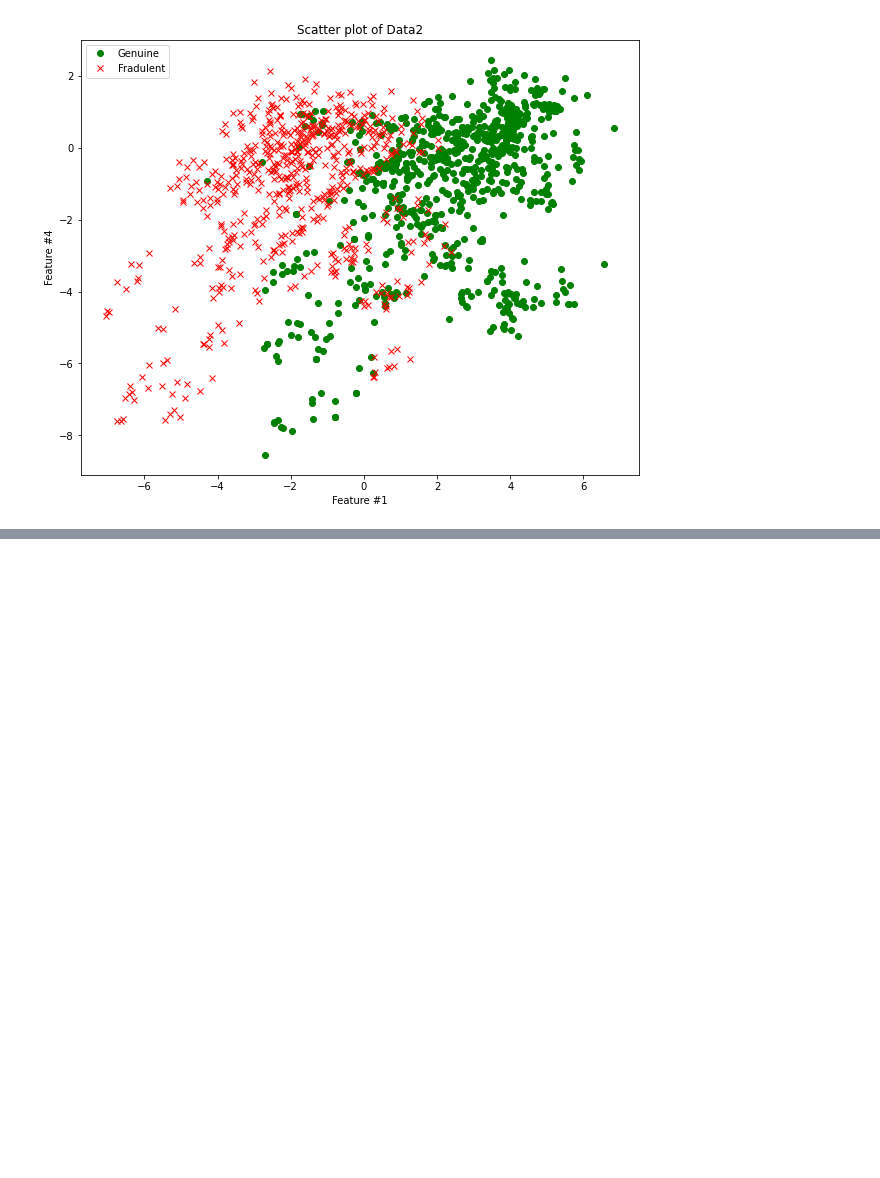
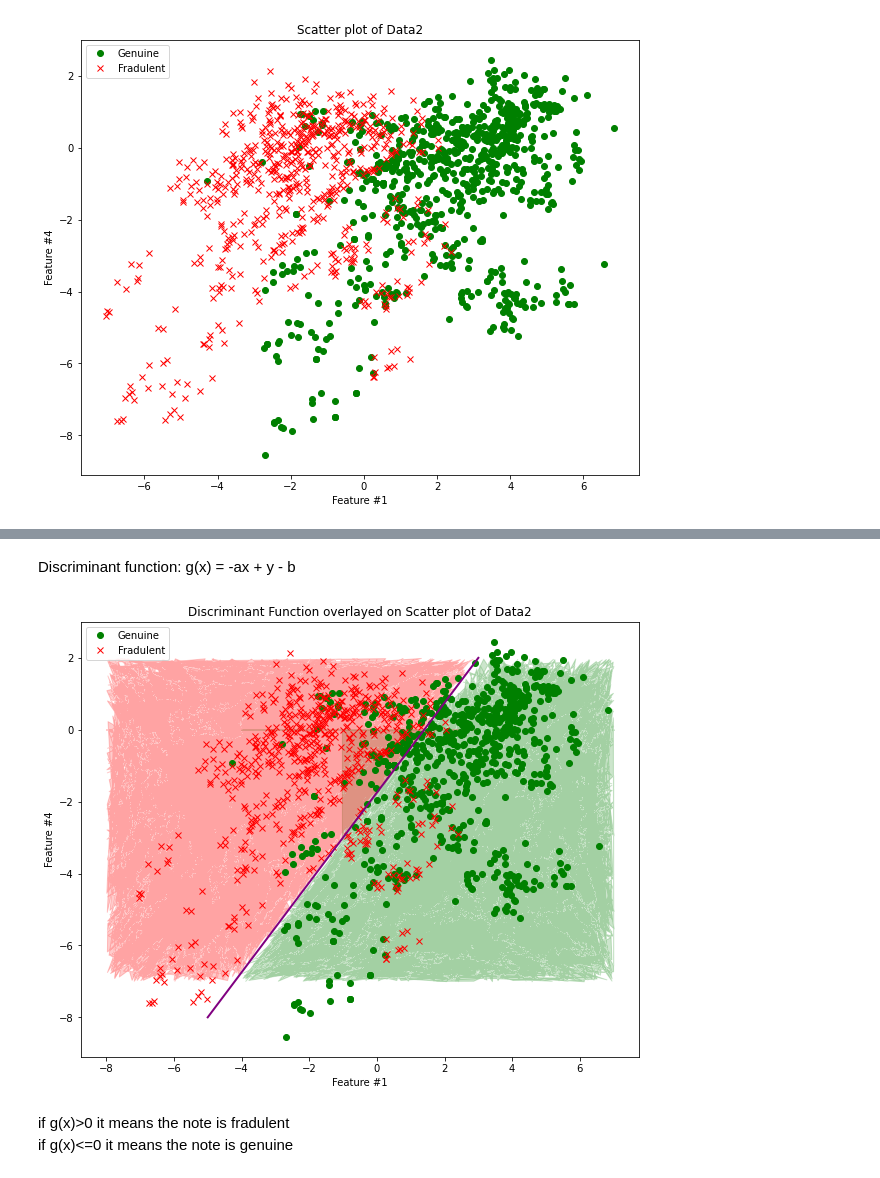
Before and after one commit to IkhlasAhmad1998/StartingPython, a Jupyter notebook: Assignment.ipynb, the cells around one changed output, grey strips where cells are left out. Saved outputs shown, nothing was run; the diff lists cells and outputs as text; code cells hidden in the pictures; blank space fills up the shorter version.

```diff
--- a/Assignment.ipynb
+++ b/Assignment.ipynb
@@ -212,0 +202,6 @@ plt.show()
+# %%
+P1 = [-5, -8]
+P2 = [3, 2]
+
+print("P1", P1)
+print("P2", P2)
@@ -212,0 +211,4 @@ plt.show()
+# %%
+# Slope of line
+a = (P2[1] - P1[1]) / (P2[0] - P1[0])
+print(a)
@@ -212,0 +217,4 @@ plt.show()
+# %%
+# b
+b = P1[1] - a * P1[0]
+print(b)
@@ -212,0 +251,37 @@ plt.show()
+# %%
+# function to overlay discriminant function on scatter plot of data2
+
+def discriminant_function(x1, x2):
+    g = -a * x1 + x2 - b
+
+    gen = np.append(x1[g<=0].reshape(-1, 1), x2[g<=0].reshape(-1,1), 1)
+    fraud = np.append(x1[g>0].reshape(-1, 1), x2[g>0].reshape(-1, 1), 1)
+
+    return gen, fraud
+
+
+x1= np.random.uniform(-8, 7, 10000)
+x2 = np.random.uniform(-7, 2, 10000)
+
+gen, fraud = discriminant_function(x1, x2)
+# %% [markdown]
+Discriminant function:
+g(x) =  -ax + y - b
+# %%
+plt.figure(figsize=(10,8))
+
+plt.plot(genuine[:,0], genuine[:,1], "go", label="Genuine")
+plt.plot(fradulent[:,0], fradulent[:,1], "rx", label="Fradulent")
+plt.plot([-5, 3], [-8, 2], "purple", linewidth=2)
+plt.fill_between(gen[:,0], gen[:,1], color='green', alpha=.2)
+plt.fill_between(fraud[:,0], fraud[:,1], color='red', alpha=.2)
+plt.xlabel("Feature #1")
+plt.ylabel("Feature #4")
+plt.title("Discriminant Function overlayed on Scatter plot of Data2")
+plt.legend(loc="upper left")
+plt.show()
+# %% [output]
+[figure, added]
+# %% [markdown]
+if g(x)>0 it means the note is fradulent
+if g(x)<=0 it means the note is genuine
```
Also changed, not shown: parts of 14 cells of this notebook.
